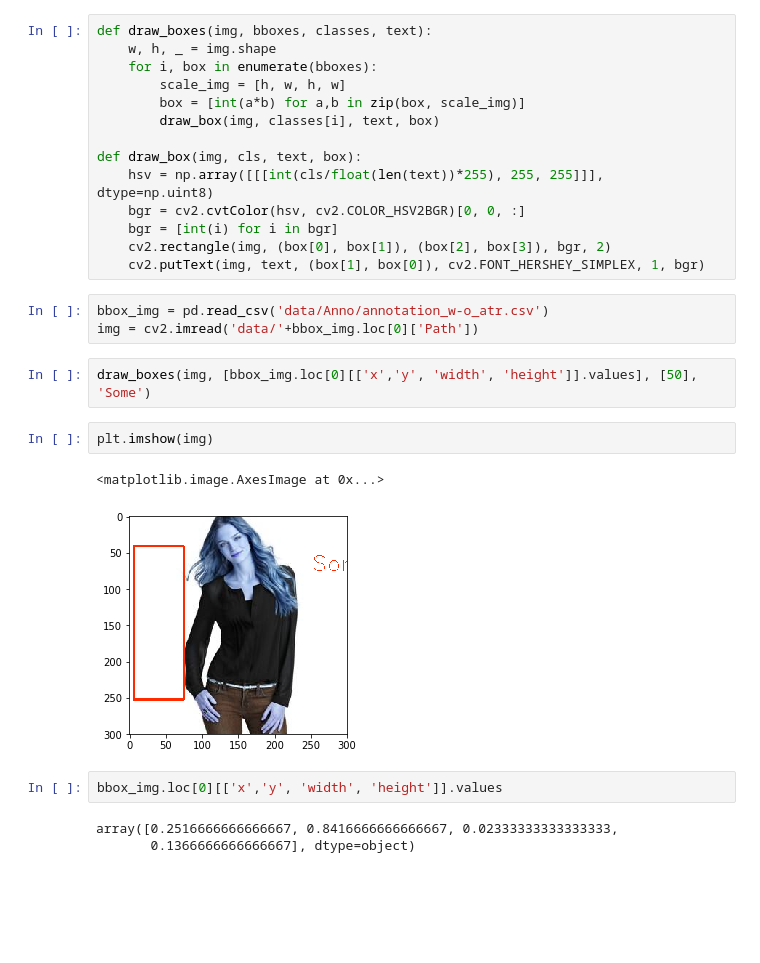
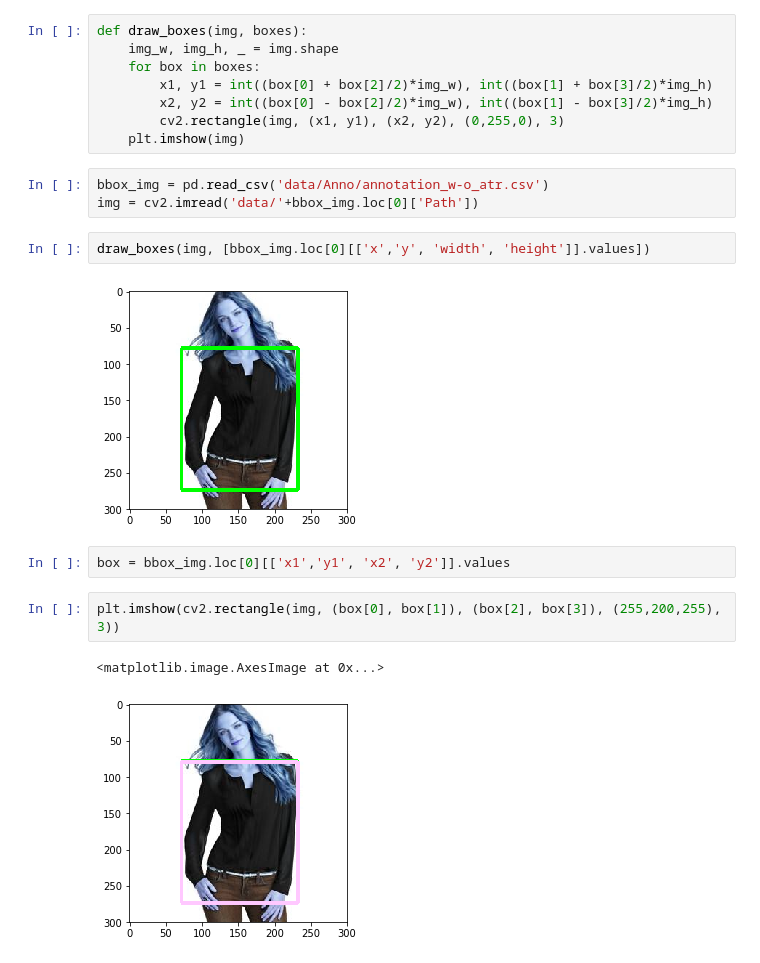
Before and after one commit to zuenko/FashionML, a Jupyter notebook: plot.ipynb, the cells around one changed output. Drawn from its saved outputs; the diff is of its cells as text; blank space fills up the shorter version.

```diff
--- a/plot.ipynb
+++ b/plot.ipynb
@@ -27,32 +27,25 @@ plt.imshow(img_highres)
 import pandas as pd
 # %%
 list_landmarks = pd.read_csv('data/Anno/list_landmarks.csv')
-# %%
-def draw_boxes(img, bboxes, classes, text):
-    w, h, _ = img.shape
-    for i, box in enumerate(bboxes):
-        scale_img = [h, w, h, w]
-        box = [int(a*b) for a,b in zip(box, scale_img)]
-        draw_box(img, classes[i], text, box)
-
-def draw_box(img, cls, text, box):
-    hsv = np.array([[[int(cls/float(len(text))*255), 255, 255]]], dtype=np.uint8)
-    bgr = cv2.cvtColor(hsv, cv2.COLOR_HSV2BGR)[0, 0, :]
-    bgr = [int(i) for i in bgr]
-    cv2.rectangle(img, (box[0], box[1]), (box[2], box[3]), bgr, 2)
-    cv2.putText(img, text, (box[1], box[0]), cv2.FONT_HERSHEY_SIMPLEX, 1, bgr)
+# %%
+def draw_boxes(img, boxes):
+    img_w, img_h, _ = img.shape
+    for box in boxes:
+        x1, y1 = int((box[0] + box[2]/2)*img_w), int((box[1] + box[3]/2)*img_h)
+        x2, y2 = int((box[0] - box[2]/2)*img_w), int((box[1] - box[3]/2)*img_h)
+        cv2.rectangle(img, (x1, y1), (x2, y2), (0,255,0), 3)
+    plt.imshow(img)
 # %%
 bbox_img = pd.read_csv('data/Anno/annotation_w-o_atr.csv')
 img = cv2.imread('data/'+bbox_img.loc[0]['Path'])
 # %%
-draw_boxes(img, [bbox_img.loc[0][['x','y', 'width', 'height']].values], [50], 'Some')
+draw_boxes(img, [bbox_img.loc[0][['x','y', 'width', 'height']].values])
+# %% [output]
+[figure, added]
-# %%
-plt.imshow(img)
-# %% [output]
-<matplotlib.image.AxesImage at 0x...>
-[figure, removed]
-# %%
-bbox_img.loc[0][['x','y', 'width', 'height']].values
-# %% [output]
-array([0.2516666666666667, 0.8416666666666667, 0.02333333333333333,
-       0.1366666666666667], dtype=object)
+# %%
+box = bbox_img.loc[0][['x1','y1', 'x2', 'y2']].values
+# %%
+plt.imshow(cv2.rectangle(img, (box[0], box[1]), (box[2], box[3]), (255,200,255), 3))
+# %% [output]
+<matplotlib.image.AxesImage at 0x...>
+[figure, added]
```
Also changed, not shown: 3 other files.
